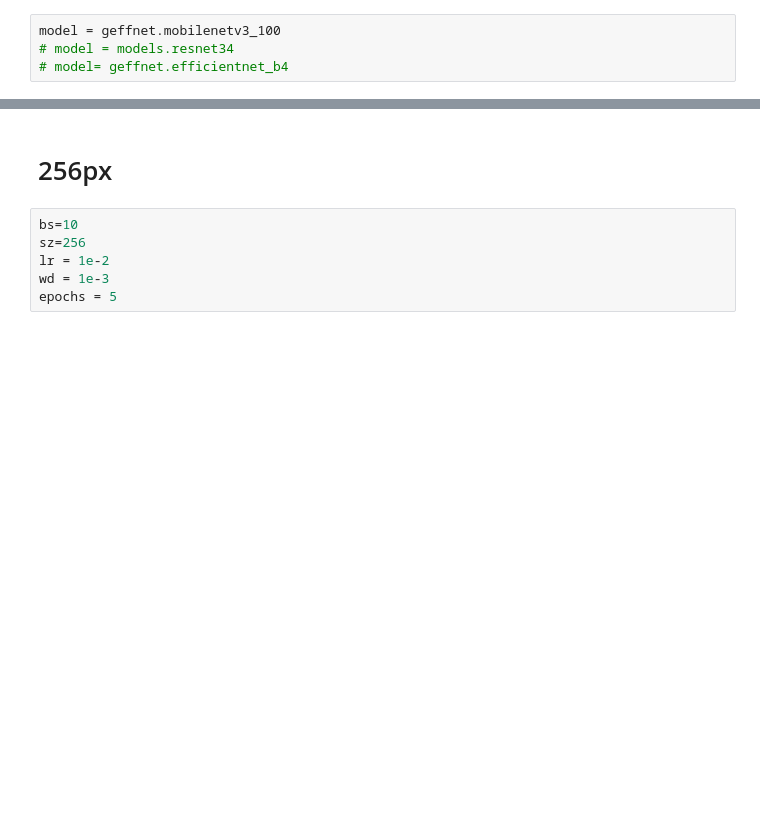
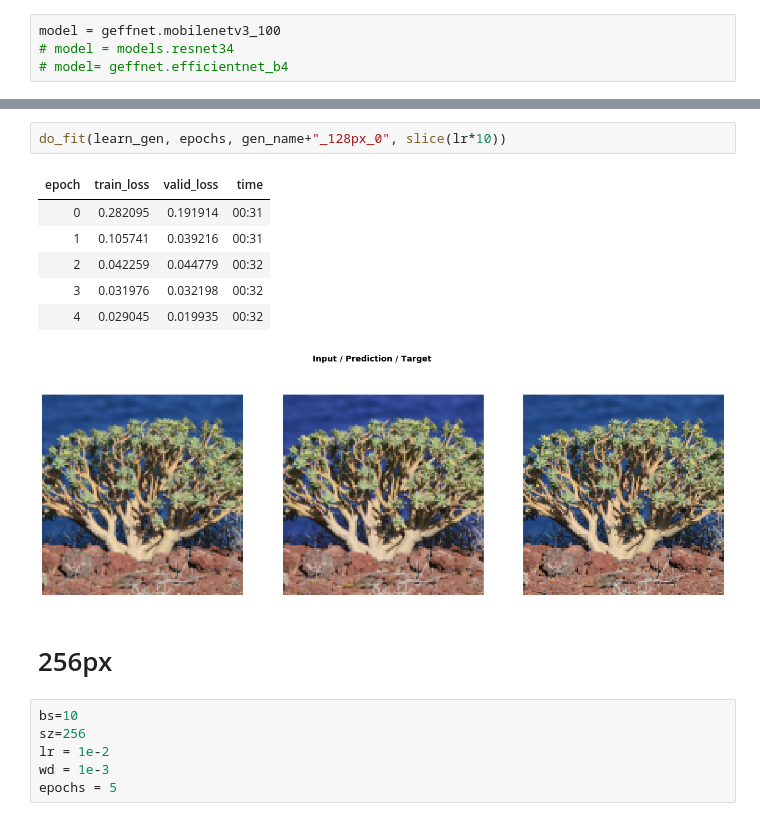
Before and after one commit to mameli/Artifact_Removal_GAN, a Jupyter notebook: unet_with_mobileNet.ipynb, the cells around one changed output, grey strips where cells are left out. Drawn from its saved outputs; the diff is of its cells as text; blank space fills up the shorter version.

```diff
--- a/unet_with_mobileNet.ipynb
+++ b/unet_with_mobileNet.ipynb
@@ -77,3 +137,13 @@ model = geffnet.mobilenetv3_100
+# %%
+do_fit(learn_gen, epochs, gen_name+"_128px_0", slice(lr*10))
+# %% [output]
+| epoch | train_loss | valid_loss | time |
+| 0 | 0.282095 | 0.191914 | 00:31 |
+| 1 | 0.105741 | 0.039216 | 00:31 |
+| 2 | 0.042259 | 0.044779 | 00:32 |
+| 3 | 0.031976 | 0.032198 | 00:32 |
+| 4 | 0.029045 | 0.019935 | 00:32 |
+[figure, added]
 # %% [markdown]
 # 256px
 # %%
```
Also changed, not shown: parts of 32 cells of this notebook, 11 other files.
